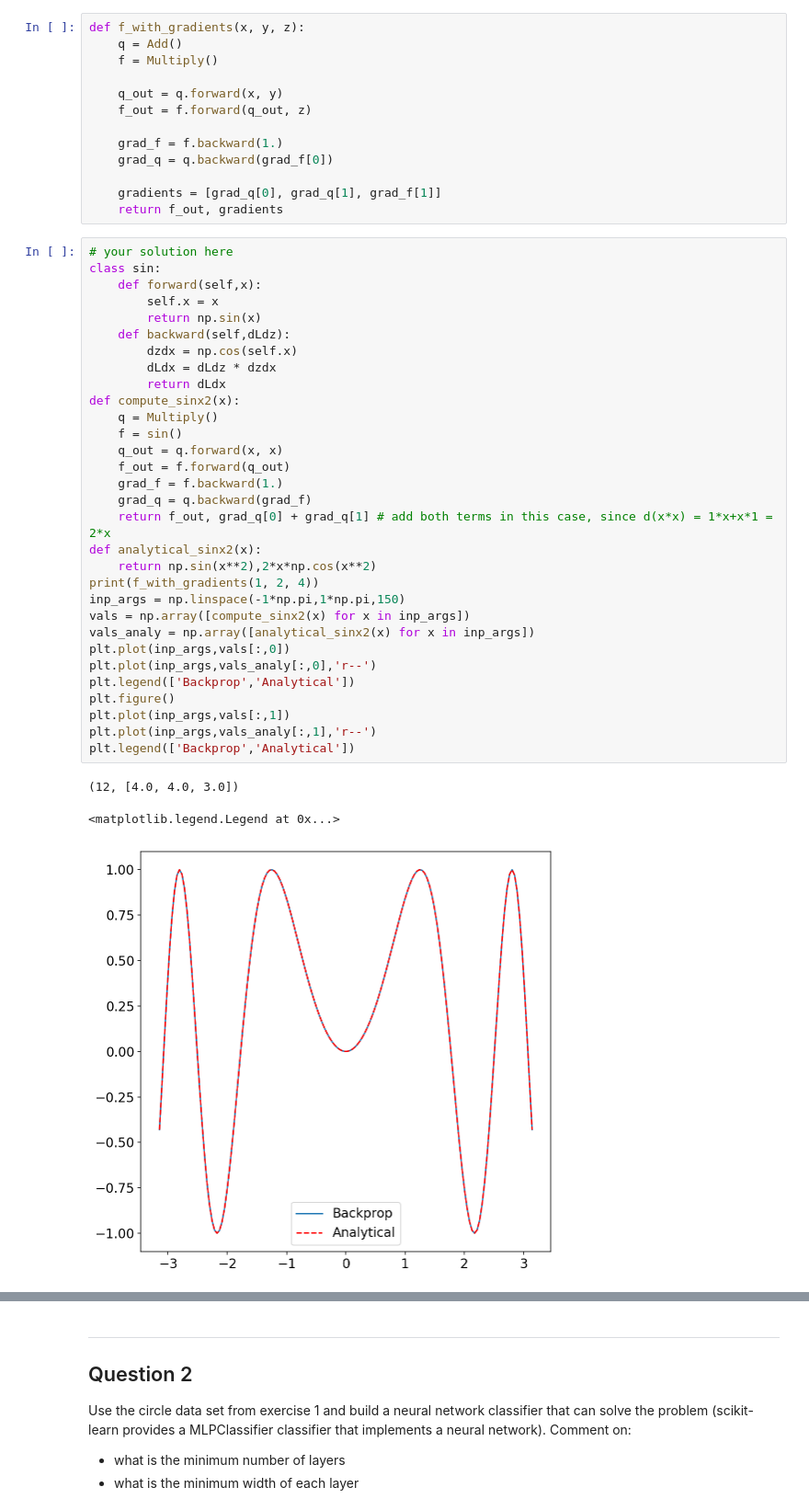
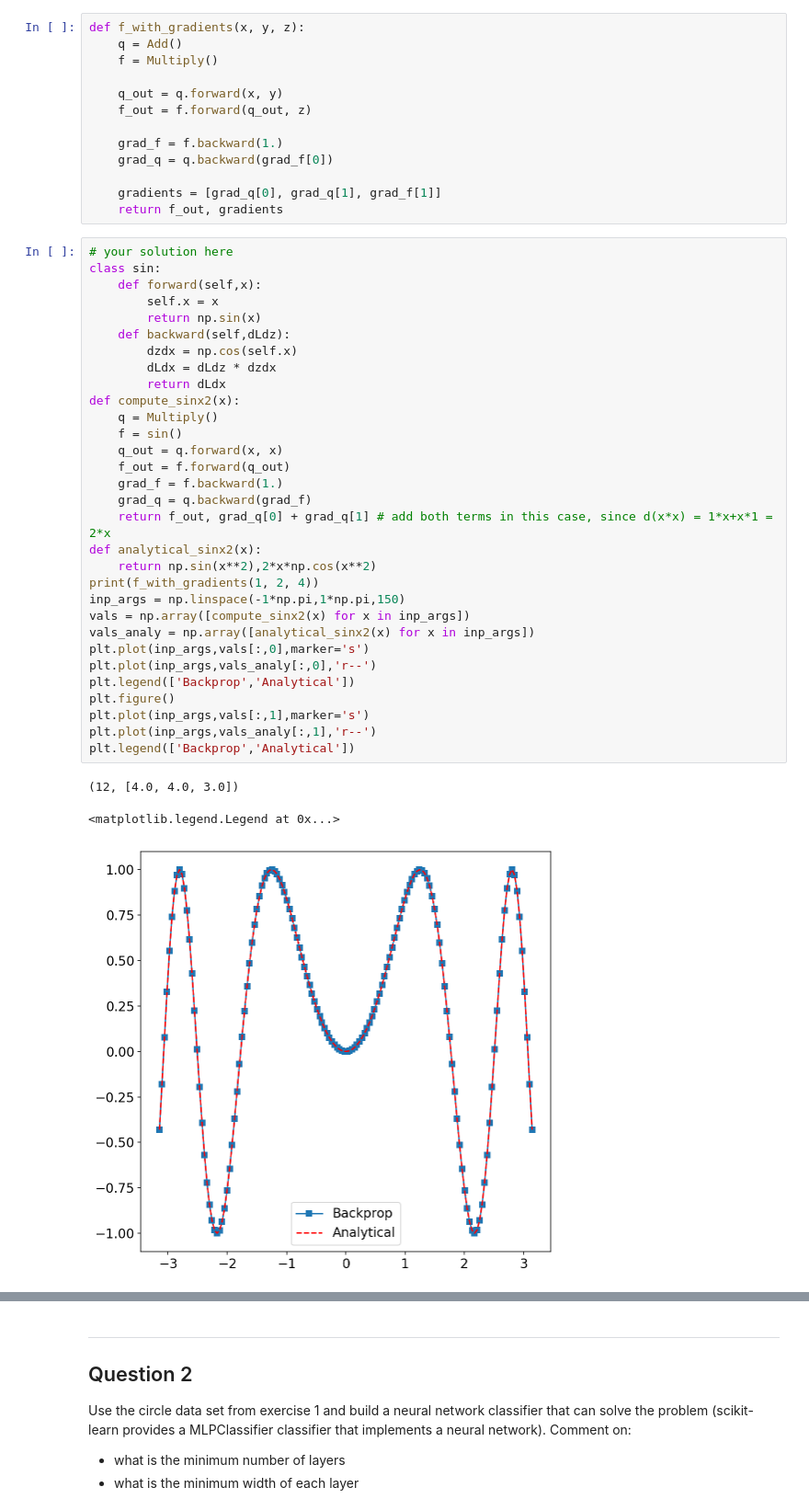
Before and after one commit to cemalper2/advanced_computing, a Jupyter notebook: 03-neural-networks/exercise.ipynb, the cells around one changed output, grey strips where cells are left out. Shown at 92% size. Drawn from its saved outputs; the diff is of its cells as text.

```diff
--- a/03-neural-networks/exercise.ipynb
+++ b/03-neural-networks/exercise.ipynb
@@ -83,33 +83,33 @@ def f_with_gradients(x, y, z):
 class sin:
     def forward(self,x):
         self.x = x
         return np.sin(x)
     def backward(self,dLdz):
         dzdx = np.cos(self.x)
         dLdx = dLdz * dzdx
         return dLdx
 def compute_sinx2(x):
     q = Multiply()
     f = sin()
     q_out = q.forward(x, x)
     f_out = f.forward(q_out)
     grad_f = f.backward(1.)
     grad_q = q.backward(grad_f)
     return f_out, grad_q[0] + grad_q[1] # add both terms in this case, since d(x*x) = 1*x+x*1 = 2*x
 def analytical_sinx2(x):
     return np.sin(x**2),2*x*np.cos(x**2)
 print(f_with_gradients(1, 2, 4))
 inp_args = np.linspace(-1*np.pi,1*np.pi,150)
 vals = np.array([compute_sinx2(x) for x in inp_args])
 vals_analy = np.array([analytical_sinx2(x) for x in inp_args])
-plt.plot(inp_args,vals[:,0])
+plt.plot(inp_args,vals[:,0],marker='s')
 plt.plot(inp_args,vals_analy[:,0],'r--')
 plt.legend(['Backprop','Analytical'])
 plt.figure()
-plt.plot(inp_args,vals[:,1])
+plt.plot(inp_args,vals[:,1],marker='s')
 plt.plot(inp_args,vals_analy[:,1],'r--')
 plt.legend(['Backprop','Analytical'])
 # %% [output]
 (12, [4.0, 4.0, 3.0])
 <matplotlib.legend.Legend at 0x...>
-[figure, old version]
+[figure, new version]
```
Also changed, not shown: parts of 2 cells of this notebook.
